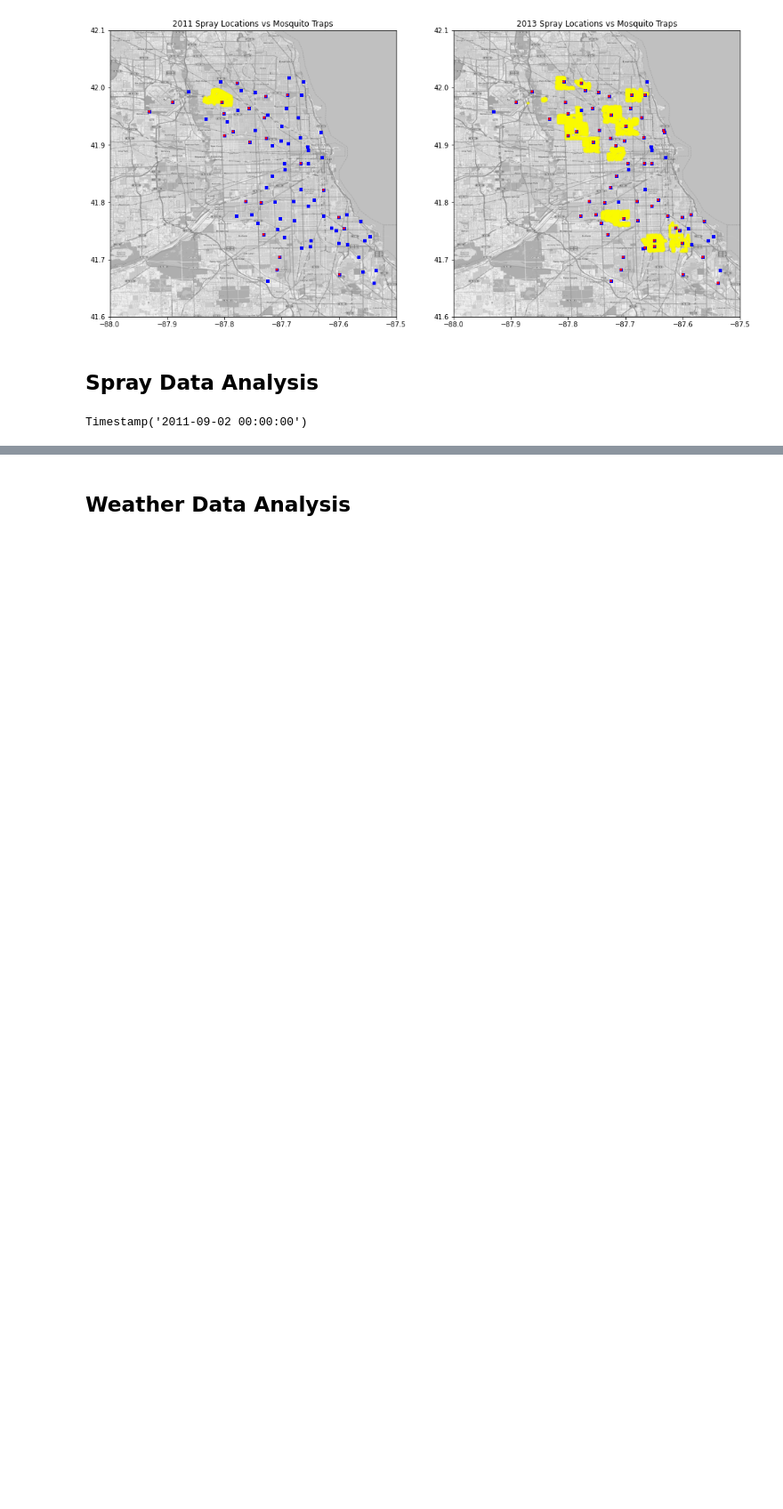
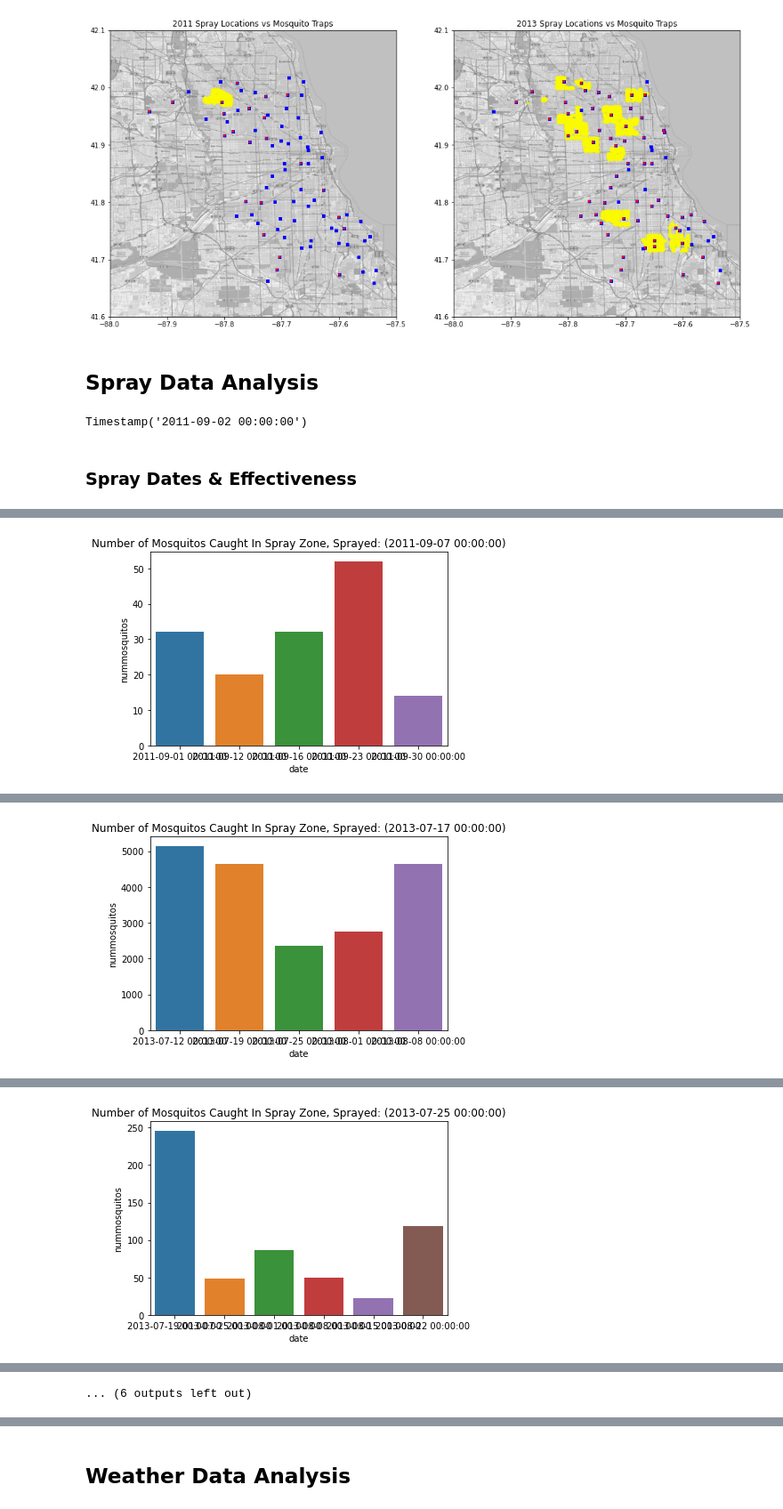
Before and after one commit to kkhalis/project_4, a Jupyter notebook: Project 4 - West Nile Virus Prediction_master.ipynb, the cells around one changed output, grey strips where cells are left out. Shown at 89% size. Drawn from its saved outputs; the diff is of its cells as text; code cells hidden in the pictures; blank space fills up the shorter version.

```diff
--- a/Project 4 - West Nile Virus Prediction_master.ipynb
+++ b/Project 4 - West Nile Virus Prediction_master.ipynb
@@ -930,0 +973,6 @@ def spray_plot(date):
+# %% [markdown]
+### Spray Dates & Effectiveness
+# %%
+for date in spray_clean.index.unique():
+    spray_plot(date)
+# %% [output]
@@ -930,0 +980 @@ def spray_plot(date):
+[figure, added]
@@ -930,0 +982 @@ def spray_plot(date):
+[figure, added]
@@ -930,0 +984 @@ def spray_plot(date):
+[figure, added]
@@ -931,2 +991,3 @@ def spray_plot(date):
+... (6 outputs left out)
 # %%
 for date in spray_clean.index.unique():
```
Also changed, not shown: parts of 22 cells of this notebook.
